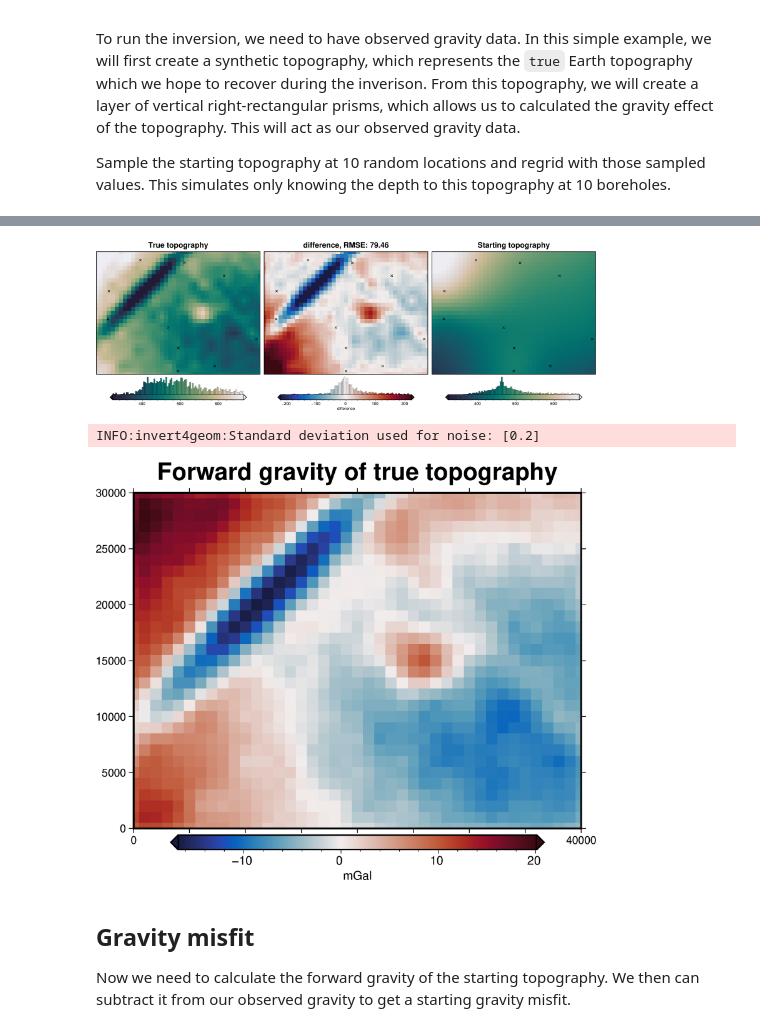
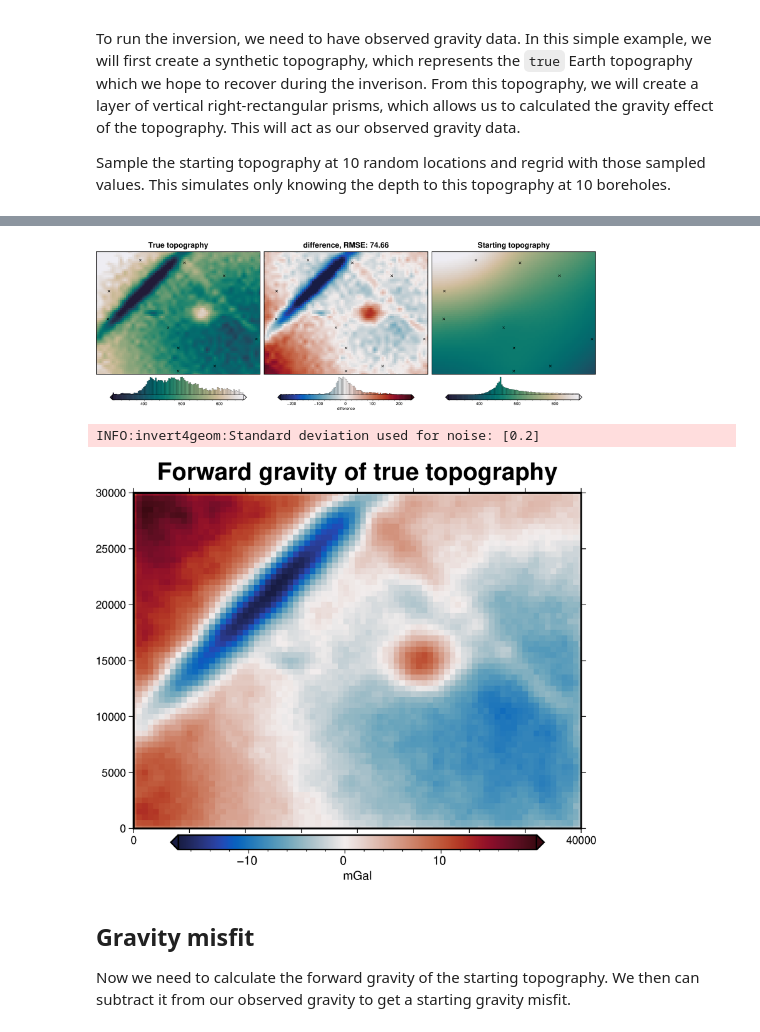
Before and after one commit to mdtanker/invert4geom, a Jupyter notebook: docs/user_guide/adhering_to_constraints.ipynb, the cells around one changed output, grey strips where cells are left out. Saved outputs shown, nothing was run; the diff lists cells and outputs as text; code cells hidden in the pictures.

```diff
--- a/docs/user_guide/adhering_to_constraints.ipynb
+++ b/docs/user_guide/adhering_to_constraints.ipynb
@@ -33,7 +33,7 @@ To run the inversion, we need to have observed gravity data. In this simple exam
 
 Sample the starting topography at 10 random locations and regrid with those sampled values. This simulates only knowing the depth to this topography at 10 boreholes.
 # %%
-spacing = 1000
+spacing = 500
 region = (0, 40000, 0, 30000)
 
 # the density contrast is between rock (~2670 kg/m3) and air (~1 kg/m3)
@@ -62,6 +64,6 @@ INFO:invert4geom:RMSE at the constraints between the starting and true topograph
-[figure, old version]
+[figure, new version]
 INFO:invert4geom:Standard deviation used for noise: [0.2]
-[figure, old version]
+[figure, new version]
 # %% [markdown]
 ## Gravity misfit
 Now we need to calculate the forward gravity of the starting topography. We then can subtract it from our observed gravity to get a starting gravity misfit.
```
Also changed, not shown: parts of 9 cells of this notebook, 9 other files.
